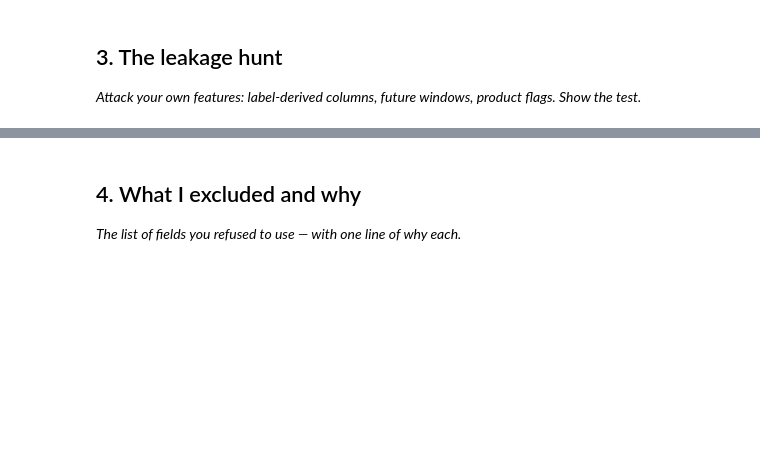
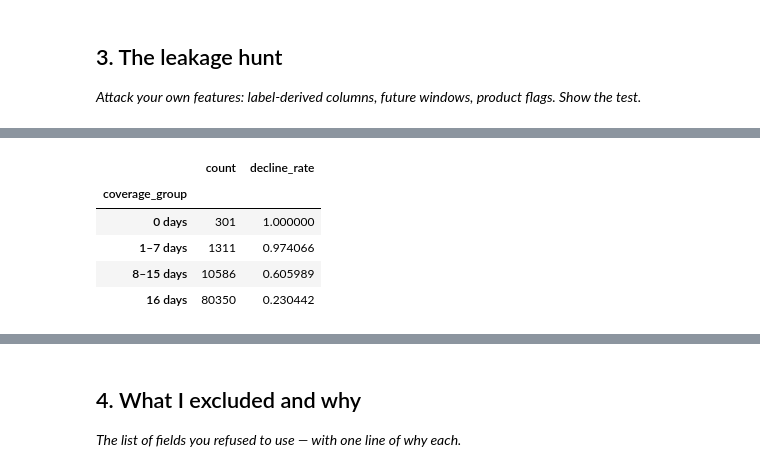
Before and after one commit to yasmeenmh90-beep/flyrank-ml-internship-starter, a Jupyter notebook: work/notebooks/w03_feature_leakage_check.ipynb, the cells around one changed output, grey strips where cells are left out. Saved outputs shown, nothing was run; the diff lists cells and outputs as text; code cells hidden in the pictures; blank space fills up the shorter version.

```diff
--- a/work/notebooks/w03_feature_leakage_check.ipynb
+++ b/work/notebooks/w03_feature_leakage_check.ipynb
@@ -29,0 +484,85 @@ This skeleton is yours to fill. Work the sections **in order** — each one has
+# %%
+
+# ML-05 — Section 3: Second-half GSC coverage audit
+
+coverage = con.sql(f"""
+    SELECT
+        client_hash_id,
+        content_hash_id,
+
+        COUNT(DISTINCT CASE
+            WHEN report_date > DATE '2026-03-15'
+            THEN report_date
+        END) AS second_half_days,
+
+        COUNT(DISTINCT CASE
+            WHEN report_date > DATE '2026-03-15'
+                 AND gsc_data_available IS TRUE
+            THEN report_date
+        END) AS second_half_gsc_days
+
+    FROM {fact_month}
+    GROUP BY client_hash_id, content_hash_id
+""").df()
+
+coverage = feature_frame[
+    ["client_hash_id", "content_hash_id", "is_declining"]
+].merge(
+    coverage,
+    on=["client_hash_id", "content_hash_id"],
+    how="left",
+    validate="one_to_one"
+)
+
+coverage["second_half_days"] = (
+    coverage["second_half_days"].fillna(0)
+)
+
+coverage["second_half_gsc_days"] = (
+    coverage["second_half_gsc_days"].fillna(0)
+)
+
+print("=== Second-half GSC coverage ===")
+print("Eligible items:", len(coverage))
+
+print(
+    "Items with zero second-half GSC days:",
+    int((coverage["second_half_gsc_days"] == 0).sum())
+)
+
+print(
+    "Items with fewer than 16 GSC days:",
+    int((coverage["second_half_gsc_days"] < 16).sum())
+)
+
+print(
+    "Items with all 16 GSC days:",
+    int((coverage["second_half_gsc_days"] == 16).sum())
+)
+
+print("\n=== GSC day-count distribution ===")
+
+display(
+    coverage["second_half_gsc_days"]
+    .value_counts()
+    .sort_index()
+    .rename_axis("GSC days")
+    .reset_index(name="Content items")
+)
+
+print("\n=== Decline rate by coverage ===")
+
+coverage["coverage_group"] = pd.cut(
+    coverage["second_half_gsc_days"],
+    bins=[-1, 0, 7, 15, 16],
+    labels=["0 days", "1–7 days", "8–15 days", "16 days"]
+)
+
+display(
+    coverage.groupby(
+        "coverage_group", observed=True
+    )["is_declining"]
+    .agg(["count", "mean"])
+    .rename(columns={"mean": "decline_rate"})
+)
+# %% [output]
@@ -29,0 +595,6 @@ This skeleton is yours to fill. Work the sections **in order** — each one has
+|  | count | decline_rate |
+| coverage_group |  |  |
+| 0 days | 301 | 1.000000 |
+| 1–7 days | 1311 | 0.974066 |
+| 8–15 days | 10586 | 0.605989 |
+| 16 days | 80350 | 0.230442 |
```
Also changed, not shown: parts of 18 cells of this notebook.
